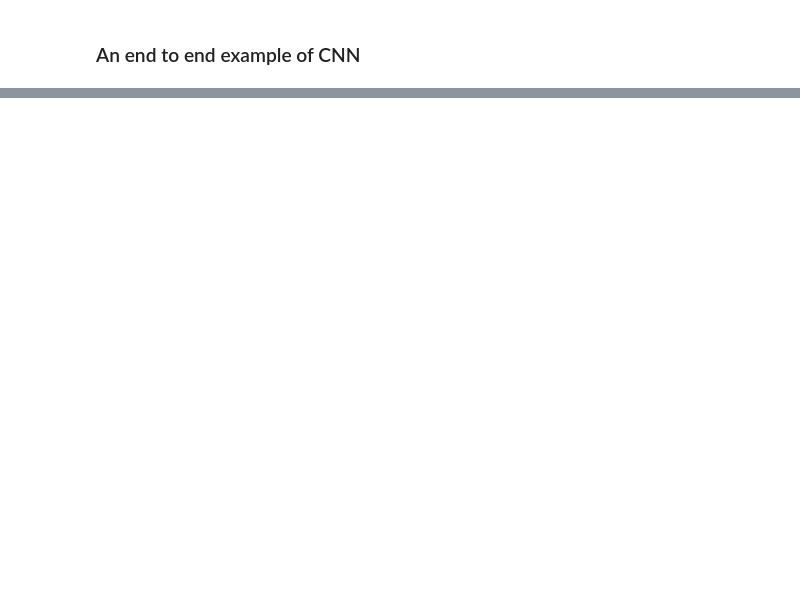
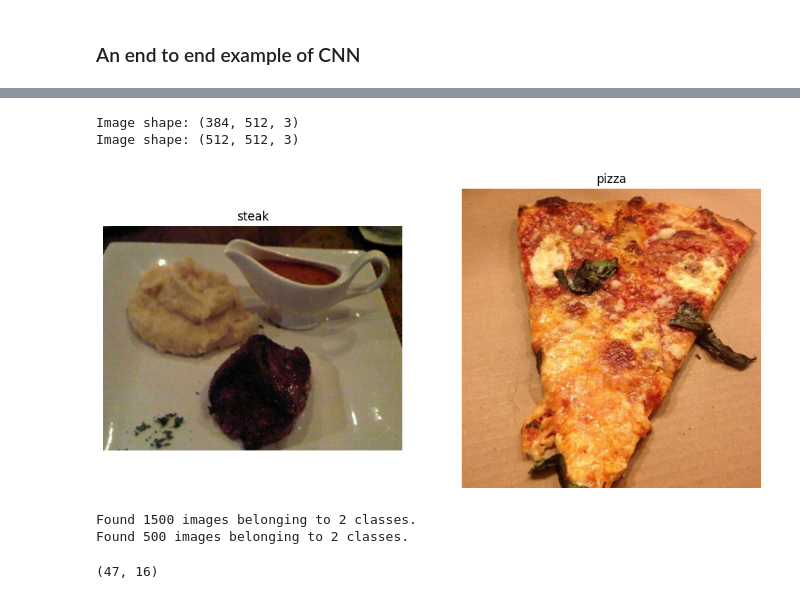
Before and after one commit to LT-Ripjaws/deep-learning, a Jupyter notebook: Exercises/4#-CNN_Computer_Vision_TF.ipynb, the cells around one changed output, grey strips where cells are left out. Drawn from its saved outputs; the diff is of its cells as text; code cells hidden in the pictures; blank space fills up the shorter version.

```diff
--- a/Exercises/4#-CNN_Computer_Vision_TF.ipynb
+++ b/Exercises/4#-CNN_Computer_Vision_TF.ipynb
@@ -117,0 +245,11 @@ model_1 = tf.keras.models.Sequential([
+# %%
+# Visualization
+plt.figure(figsize=(12,6))
+plt.subplot(1,2,1) # Number of rows, columns and this subplot column
+steak_img = view_random_image("../data/pizza_steak/train/", "steak")
+plt.subplot(1,2,2)
+pizza_img = view_random_image("../data/pizza_steak/train/", "pizza")
+# %% [output]
+Image shape: (384, 512, 3)
+Image shape: (512, 512, 3)
+[figure, added]
@@ -117,0 +266,14 @@ model_1 = tf.keras.models.Sequential([
+# %%
+# Load in our image data from directories and turn them into batches
+# This function also auto labels them from the directory names
+train_data = train_datagen.flow_from_directory(directory=train_dir,
+                                               target_size=(224,224),
+                                               class_mode="binary",
+                                               batch_size=32)
+test_data = test_datagen.flow_from_directory(directory=test_dir,
+                                             target_size=(224,224),
+                                             class_mode="binary",
+                                             batch_size=32)
+# %% [output]
+Found 1500 images belonging to 2 classes.
+Found 500 images belonging to 2 classes.
@@ -117,0 +301,5 @@ model_1 = tf.keras.models.Sequential([
+# %%
+# check lengths of training and test data generators
+len(train_data), len(test_data)
+# %% [output]
+(47, 16)
```
Also changed, not shown: parts of 15 cells of this notebook.
